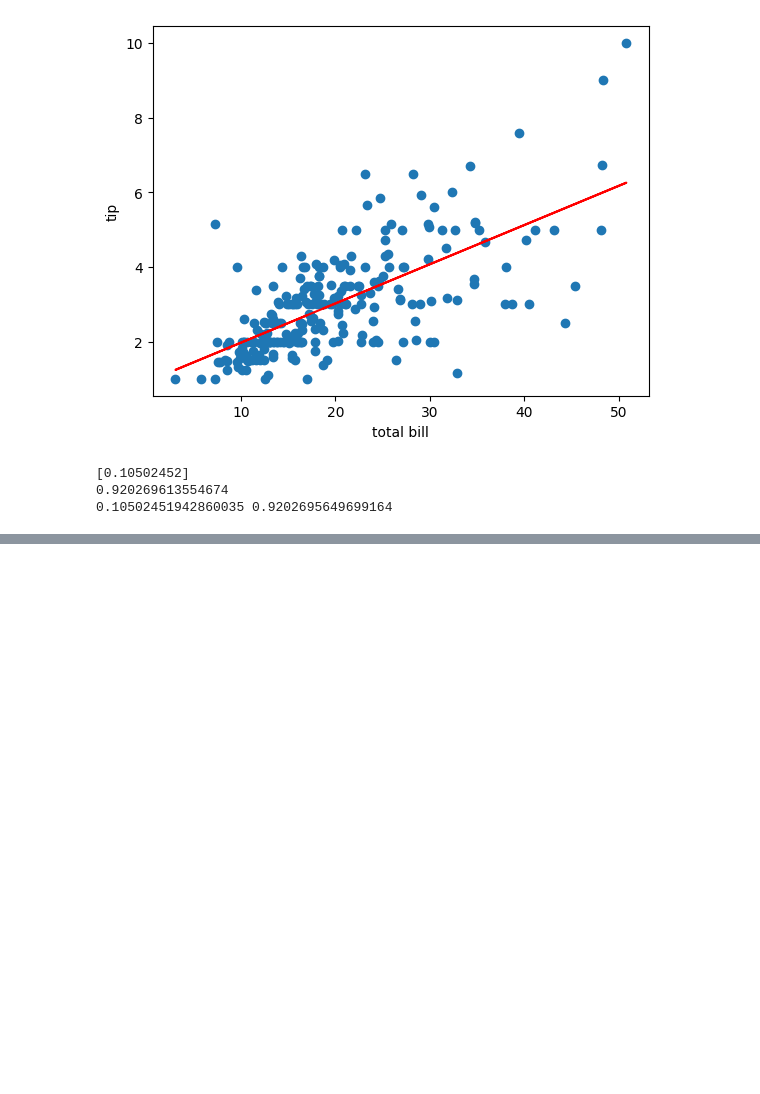
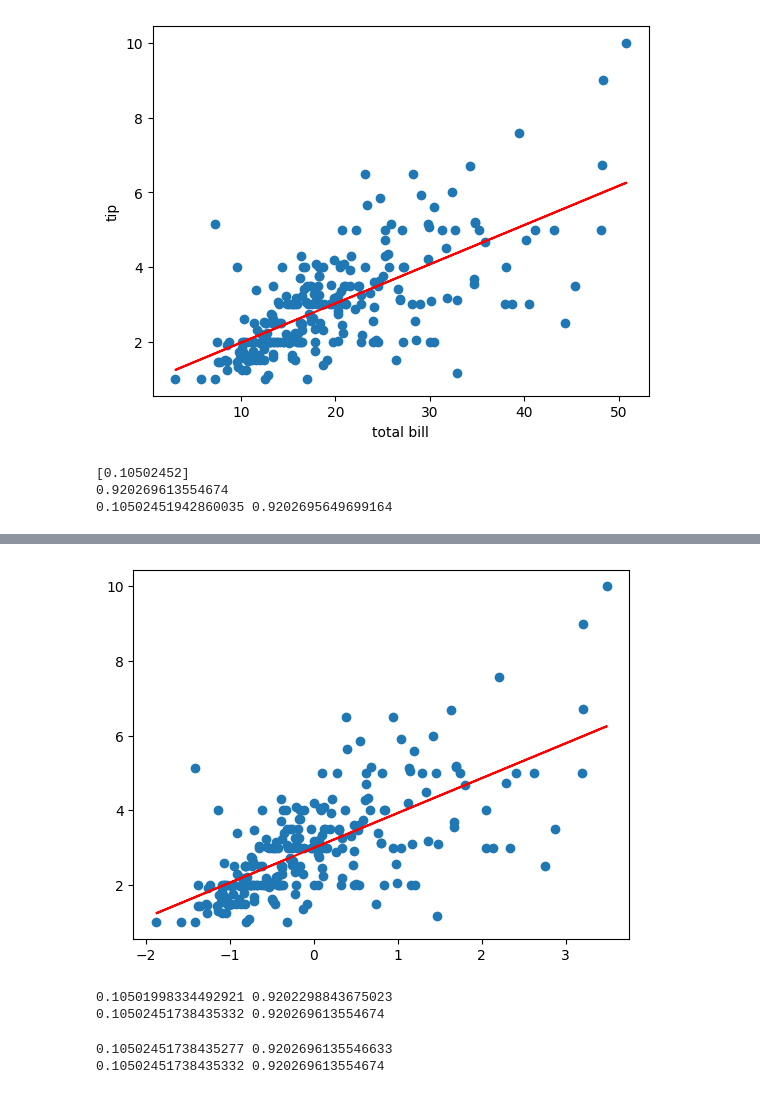
Before and after one commit to swatiagar8906-hash/linear-regression, a Jupyter notebook: linear_regression.ipynb, the cells around one changed output, grey strips where cells are left out. Drawn from its saved outputs; the diff is of its cells as text; code cells hidden in the pictures; blank space fills up the shorter version.

```diff
--- a/linear_regression.ipynb
+++ b/linear_regression.ipynb
@@ -179,0 +208,25 @@ print(w,b)
+# %%
+plt.scatter(X_scaled,y)
+plt.plot(X_scaled, w_s* X_scaled + b_s, color = "red")
+plt.show()
+# %% [output]
+[figure, added]
+# %%
+#finding out original w and b from scaled w and b
+w_orig = w_s / X.std()
+b_orig = b_s - w_s * X.mean() / X.std()
+print(w_orig, b_orig)
+print(model.coef_[0], model.intercept_)
+# %% [output]
+0.10501998334492921 0.9202298843675023
+0.10502451738435332 0.920269613554674
+# %%
+#finding out orginal w and b from scaled w and b and increasing the number of iterations
+w_s2, b_s2, costs_s2 = gradient_descent(X_scaled, y, 0, 0, 0.01, 5000)
+w_orig2 = w_s2 / X.std()
+b_orig2 = b_s2 - w_s2 * X.mean() / X.std()
+print(w_orig2, b_orig2)
+print(model.coef_[0], model.intercept_)
+# %% [output]
+0.10502451738435277 0.9202696135546633
+0.10502451738435332 0.920269613554674
```
Also changed, not shown: parts of 4 cells of this notebook, 1 other file.
